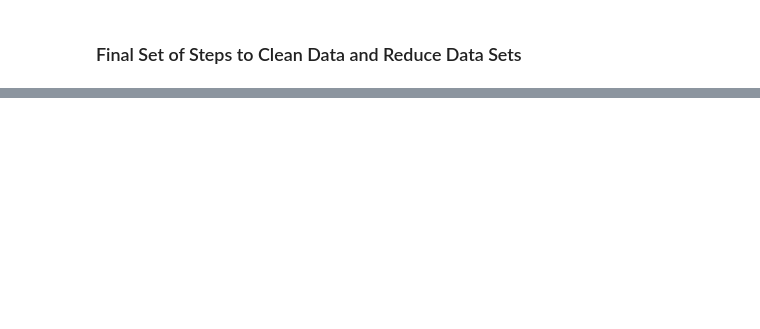
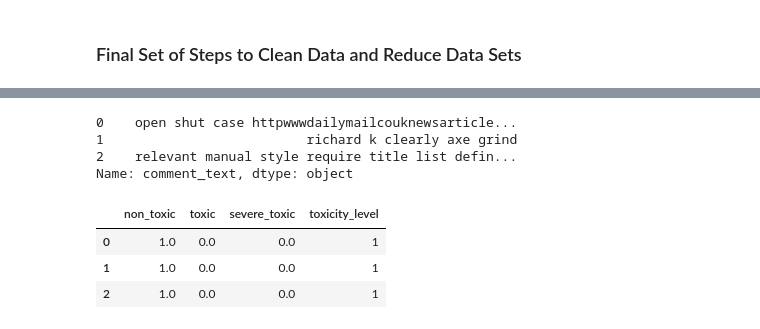
Before and after one commit to jjbocek/ToxicApp, a Jupyter notebook: Final_Project/Toxic_App_Exploratory_Data_Cleaning.ipynb, the cells around one changed output, grey strips where cells are left out. Drawn from its saved outputs; the diff is of its cells as text; code cells hidden in the pictures; blank space fills up the shorter version.

```diff
--- a/Final_Project/Toxic_App_Exploratory_Data_Cleaning.ipynb
+++ b/Final_Project/Toxic_App_Exploratory_Data_Cleaning.ipynb
@@ -418,19 +457,10 @@ def store_dfs(file_name, dfs):
 # %% [markdown]
 ### Final Set of Steps to Clean Data and Reduce Data Sets
-# %%
-# the fractions below correspond to each toxicity level.  They can be adjusted accordingly.
-train_df = get_subsample(train_df, 0.01, .10, 1.0, "Distribution of Training Data")
-test_df = get_subsample(test_df, 0.01, .10, 1.0, "Distribution of Testing Data")
-
-print('Train df shape = ' +str(train_df.shape))
-print('Test df shape = ' +str(test_df.shape))
-
-train_df, test_df = clean_comments(train_df, test_df)
-#test
-#train_df["comment_text"].iloc[2]
-
-for df in [train_df, test_df]:
-   reset_index(df)
-
-#can input file name to correspond with percent of distributions
-store_dfs('clean_data1.p', [train_df, test_df])
+# %%
+print('Train df shape = ' +str(train_df.shape))
+print('Test df shape = ' +str(test_df.shape))
+
+train_df, test_df = clean_comments(train_df, test_df)
+
+train_df= train_df.reset_index(drop=True)
+test_df= test_df.reset_index(drop=True)
@@ -442,0 +474,16 @@ test_lab.head()
+# %%
+test_comm= test_df['comment_text']
+test_comm.head(3)
+# %% [output]
+0    open shut case httpwwwdailymailcouknewsarticle...
+1                          richard k clearly axe grind
+2    relevant manual style require title list defin...
+Name: comment_text, dtype: object
+# %%
+test_label= test_df[["non_toxic","toxic","severe_toxic","toxicity_level"]]
+test_label.head(3)
+# %% [output]
+|  | non_toxic | toxic | severe_toxic | toxicity_level |
+| 0 | 1.0 | 0.0 | 0.0 | 1 |
+| 1 | 1.0 | 0.0 | 0.0 | 1 |
+| 2 | 1.0 | 0.0 | 0.0 | 1 |
```
Also changed, not shown: parts of 27 cells of this notebook.
